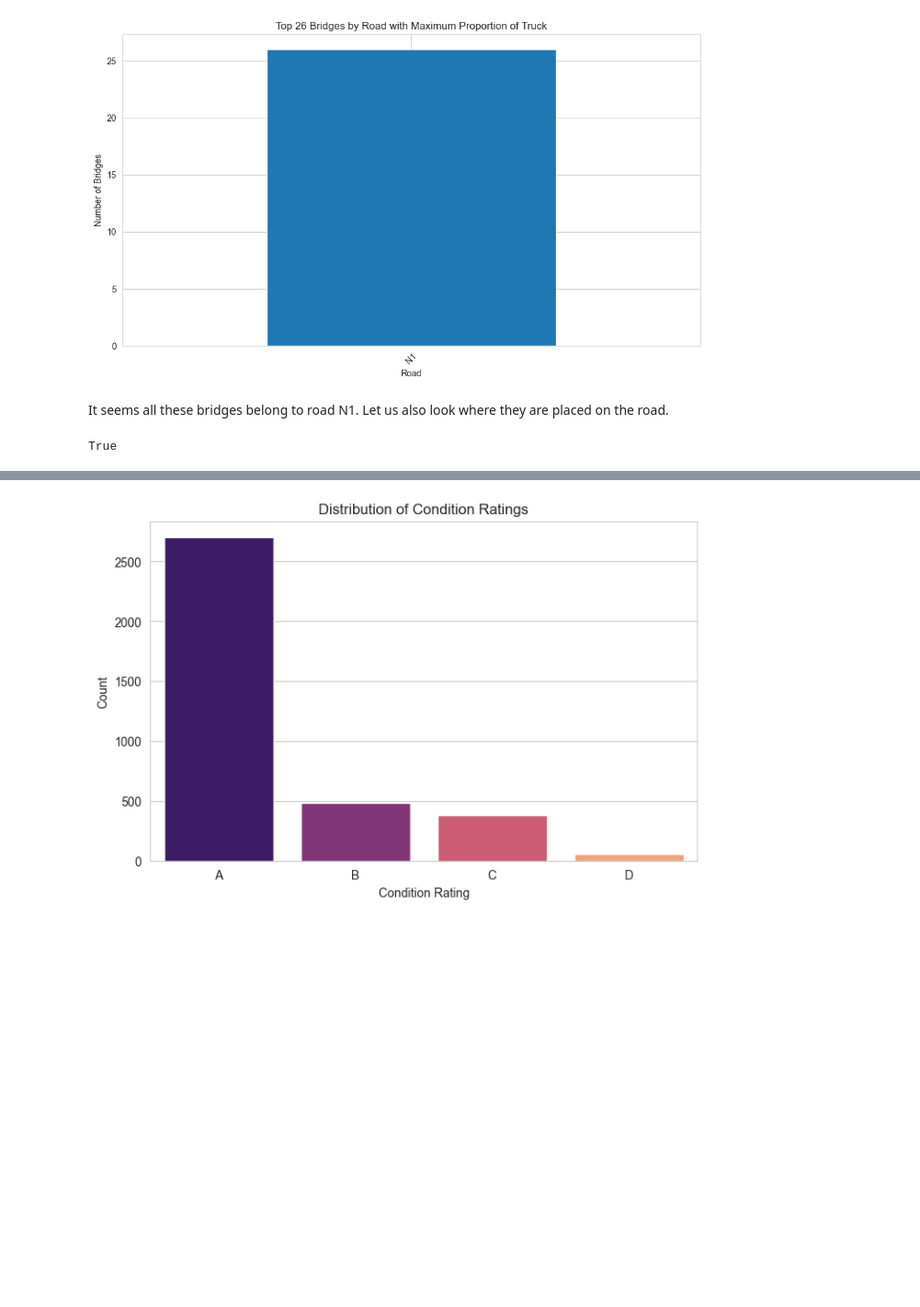
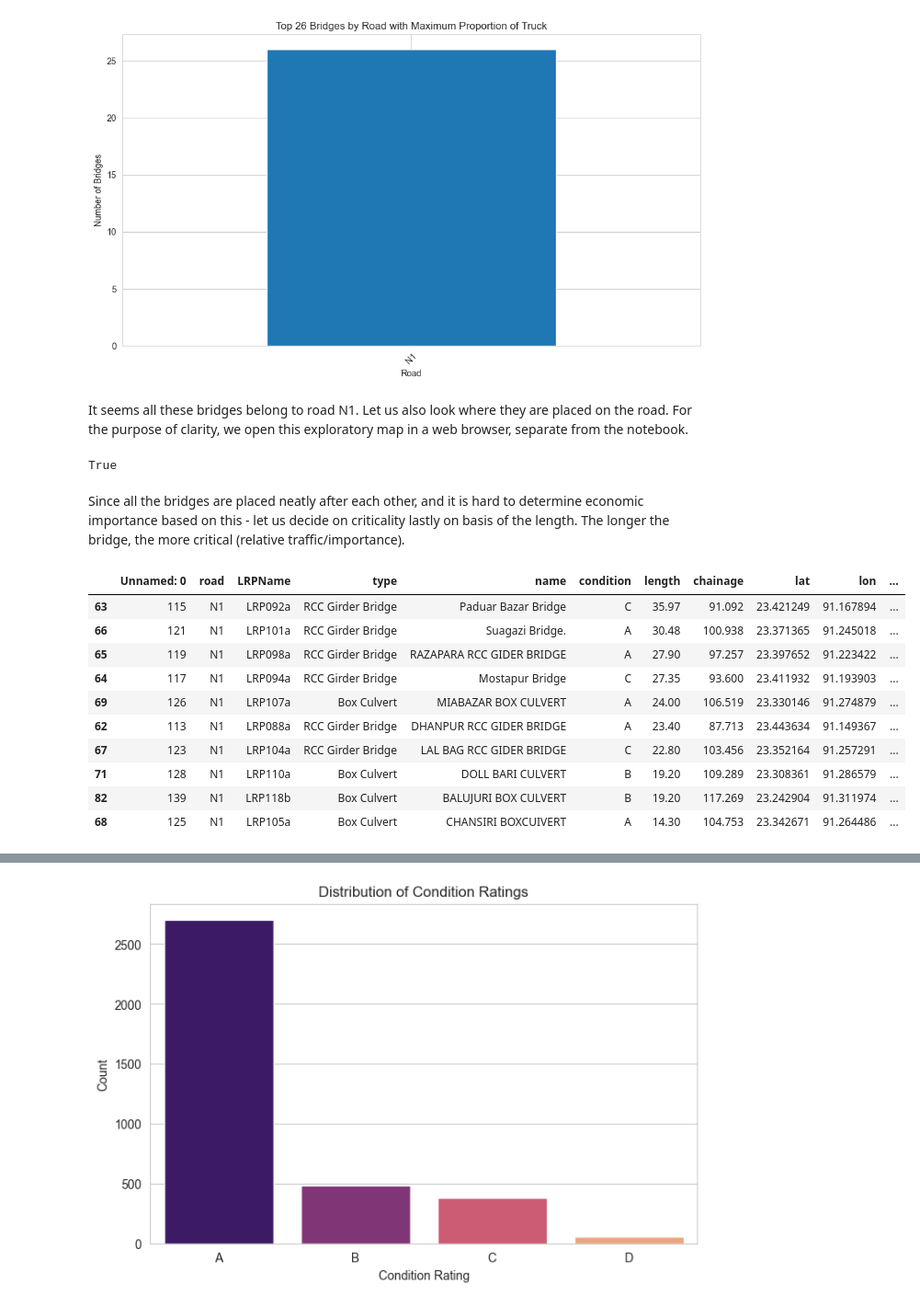
Before and after one commit to roydonders/EPA113a-Lab, a Jupyter notebook: EPA1352-G01-A4/notebook/top10assignment4.ipynb, the cells around one changed output, grey strips where cells are left out. Shown at 92% size. Saved outputs shown, nothing was run; the diff lists cells and outputs as text; code cells hidden in the pictures; blank space fills up the shorter version.

```diff
--- a/EPA1352-G01-A4/notebook/top10assignment4.ipynb
+++ b/EPA1352-G01-A4/notebook/top10assignment4.ipynb
@@ -69,4 +56,4 @@ plt.show()
 # %% [output]
 [figure]
 # %% [markdown]
-It seems all these bridges belong to road N1. Let us also look where they are placed on the road.
+It seems all these bridges belong to road N1. Let us also look where they are placed on the road. For the purpose of clarity, we open this exploratory map in a web browser, separate from the notebook.
@@ -93,3 +77,26 @@ import webbrowser
 webbrowser.open('top_bridges_map.html')
 # %% [output]
 True
+# %% [markdown]
+Since all the bridges are placed neatly after each other, and it is hard to determine economic importance based on this - let us decide on criticality lastly on basis of the length. The longer the bridge, the more critical (relative traffic/importance).
+# %%
+# Sort by length in descending order
+condition_d_bridges_sorted = top_bridges.sort_values(by='length', ascending=False)
+
+# Select top 10 bridges
+top_10_critical_bridges = condition_d_bridges_sorted.head(10)
+
+# Display the top 10 bridges
+top_10_critical_bridges
+# %% [output]
+|  | Unnamed: 0 | road | LRPName | type | name | condition | length | chainage | lat | lon | ... |
+| 63 | 115 | N1 | LRP092a | RCC Girder Bridge | Paduar Bazar Bridge | C | 35.97 | 91.092 | 23.421249 | 91.167894 | ... |
+| 66 | 121 | N1 | LRP101a | RCC Girder Bridge | Suagazi Bridge. | A | 30.48 | 100.938 | 23.371365 | 91.245018 | ... |
+| 65 | 119 | N1 | LRP098a | RCC Girder Bridge | RAZAPARA RCC GIDER BRIDGE | A | 27.90 | 97.257 | 23.397652 | 91.223422 | ... |
+| 64 | 117 | N1 | LRP094a | RCC Girder Bridge | Mostapur Bridge | C | 27.35 | 93.600 | 23.411932 | 91.193903 | ... |
+| 69 | 126 | N1 | LRP107a | Box Culvert | MIABAZAR BOX CULVERT | A | 24.00 | 106.519 | 23.330146 | 91.274879 | ... |
+| 62 | 113 | N1 | LRP088a | RCC Girder Bridge | DHANPUR RCC GIDER BRIDGE | A | 23.40 | 87.713 | 23.443634 | 91.149367 | ... |
+| 67 | 123 | N1 | LRP104a | RCC Girder Bridge | LAL BAG RCC GIDER BRIDGE | C | 22.80 | 103.456 | 23.352164 | 91.257291 | ... |
+| 71 | 128 | N1 | LRP110a | Box Culvert | DOLL BARI CULVERT | B | 19.20 | 109.289 | 23.308361 | 91.286579 | ... |
+| 82 | 139 | N1 | LRP118b | Box Culvert | BALUJURI BOX CULVERT | B | 19.20 | 117.269 | 23.242904 | 91.311974 | ... |
+| 68 | 125 | N1 | LRP105a | Box Culvert | CHANSIRI BOXCUIVERT | A | 14.30 | 104.753 | 23.342671 | 91.264486 | ... |
```
Also changed, not shown: parts of 13 cells of this notebook.
